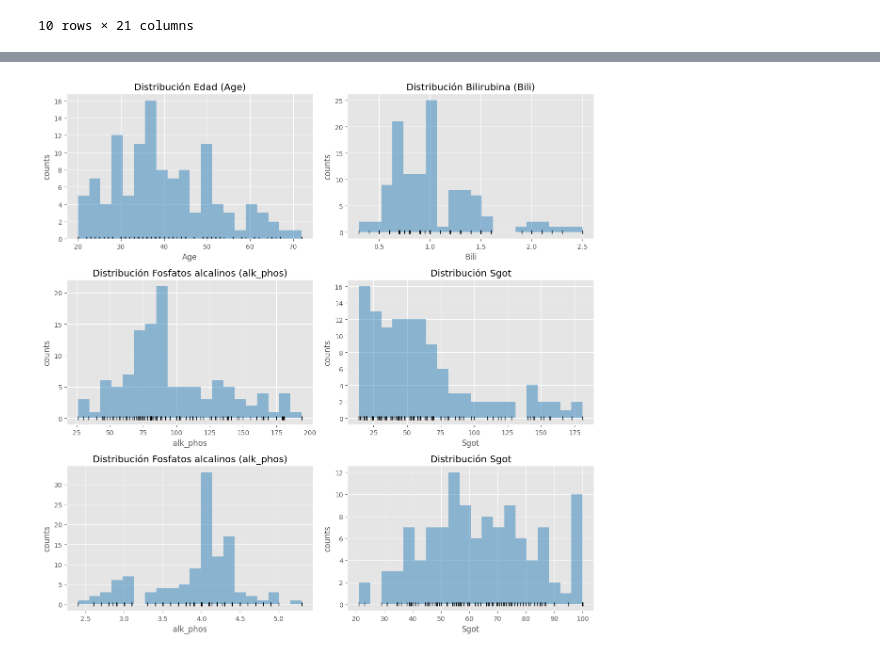
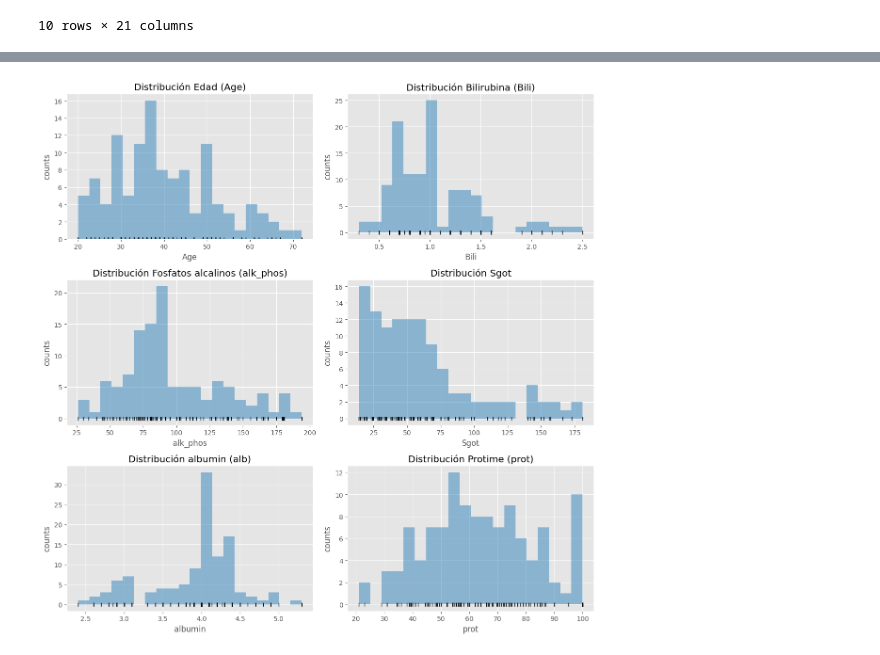
Before and after one commit to RDLL/curso_mineria_de_datos, a Jupyter notebook: Tarea4.ipynb, the cells around one changed output, grey strips where cells are left out. Cells and saved outputs as stored; diff of their text form; code cells hidden in the pictures.

```diff
--- a/Tarea4.ipynb
+++ b/Tarea4.ipynb
@@ -80,0 +63,7 @@ datos
+# %%
+columnas=["age", "bilirubin", "alk_phosphate", "sgot", "albumin", "protime"]
+datos = df[columnas].copy()
+datos = datos.fillna(100)
+
+datos.head(n=10)
+#Llenamos los nulos de protime con su moda que es 100, esto para evitar NaN en el calculo de los valores Z, al calcular la moda y hacer uso de fillna no los llena todos
@@ -89,35 +90,35 @@ axs[0][0].set_xlabel('Age')
 axs[0][0].set_ylabel('counts')
 
 axs[0][1].hist(x=datos.bilirubin, bins=20, color="#3182bd", alpha=0.5)
 axs[0][1].plot(datos.bilirubin, np.full_like(datos.bilirubin, -0.01), '|k', markeredgewidth=1)
 axs[0][1].set_title('Distribución Bilirubina (Bili)')
 axs[0][1].set_xlabel('Bili')
 axs[0][1].set_ylabel('counts')
 
 axs[1][0].hist(x=datos.alk_phosphate, bins=20, color="#3182bd", alpha=0.5)
 axs[1][0].plot(datos.alk_phosphate, np.full_like(datos.alk_phosphate, -0.01), '|k', markeredgewidth=1)
 axs[1][0].set_title('Distribución Fosfatos alcalinos (alk_phos)')
 axs[1][0].set_xlabel('alk_phos')
 axs[1][0].set_ylabel('counts')
 
 axs[1][1].hist(x=datos.sgot, bins=20, color="#3182bd", alpha=0.5)
 axs[1][1].plot(datos.sgot, np.full_like(datos.sgot, -0.01), '|k', markeredgewidth=1)
 axs[1][1].set_title('Distribución Sgot')
 axs[1][1].set_xlabel('Sgot')
 axs[1][1].set_ylabel('counts')
 
 axs[2][0].hist(x=datos.albumin, bins=20, color="#3182bd", alpha=0.5)
 axs[2][0].plot(datos.albumin, np.full_like(datos.albumin, -0.01), '|k', markeredgewidth=1)
-axs[2][0].set_title('Distribución Fosfatos alcalinos (alk_phos)')
-axs[2][0].set_xlabel('alk_phos')
+axs[2][0].set_title('Distribución albumin (alb)')
+axs[2][0].set_xlabel('albumin')
 axs[2][0].set_ylabel('counts')
 
 axs[2][1].hist(x=datos.protime, bins=20, color="#3182bd", alpha=0.5)
 axs[2][1].plot(datos.protime, np.full_like(datos.protime, -0.01), '|k', markeredgewidth=1)
-axs[2][1].set_title('Distribución Sgot')
-axs[2][1].set_xlabel('Sgot')
+axs[2][1].set_title('Distribución Protime (prot)')
+axs[2][1].set_xlabel('prot')
 axs[2][1].set_ylabel('counts')
 
 plt.tight_layout();
 # %% [output]
-[figure, old version]
+[figure, new version]
```
Also changed, not shown: parts of 7 cells of this notebook.
